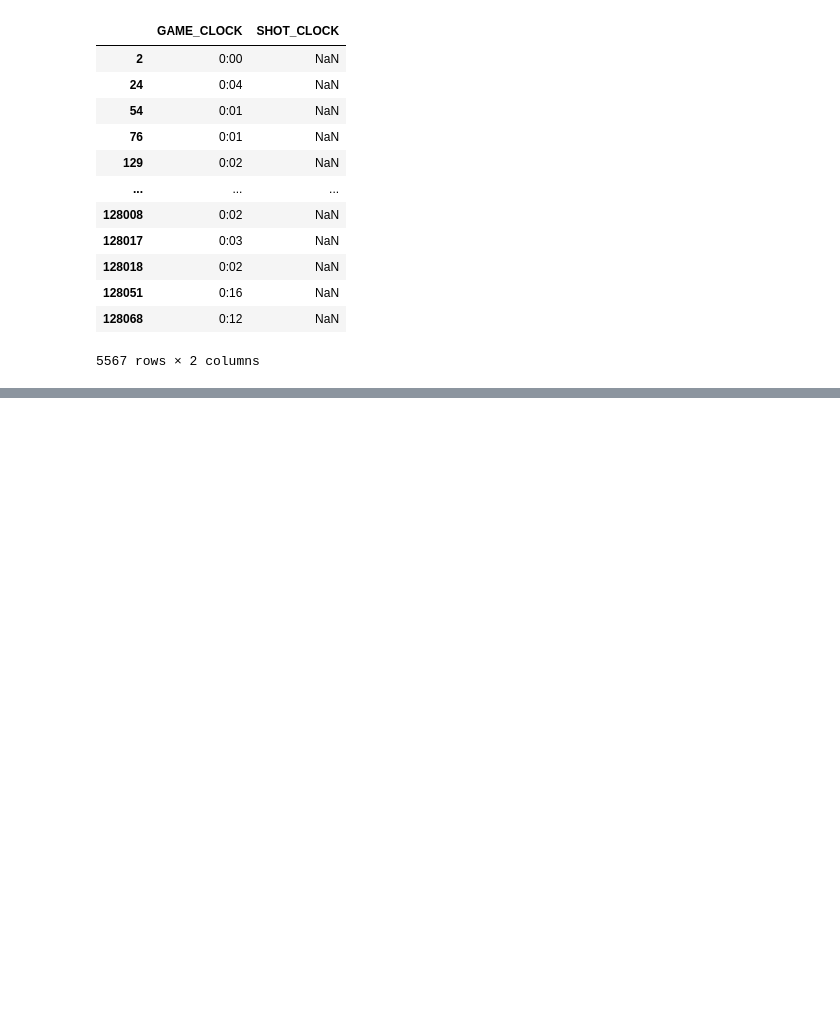
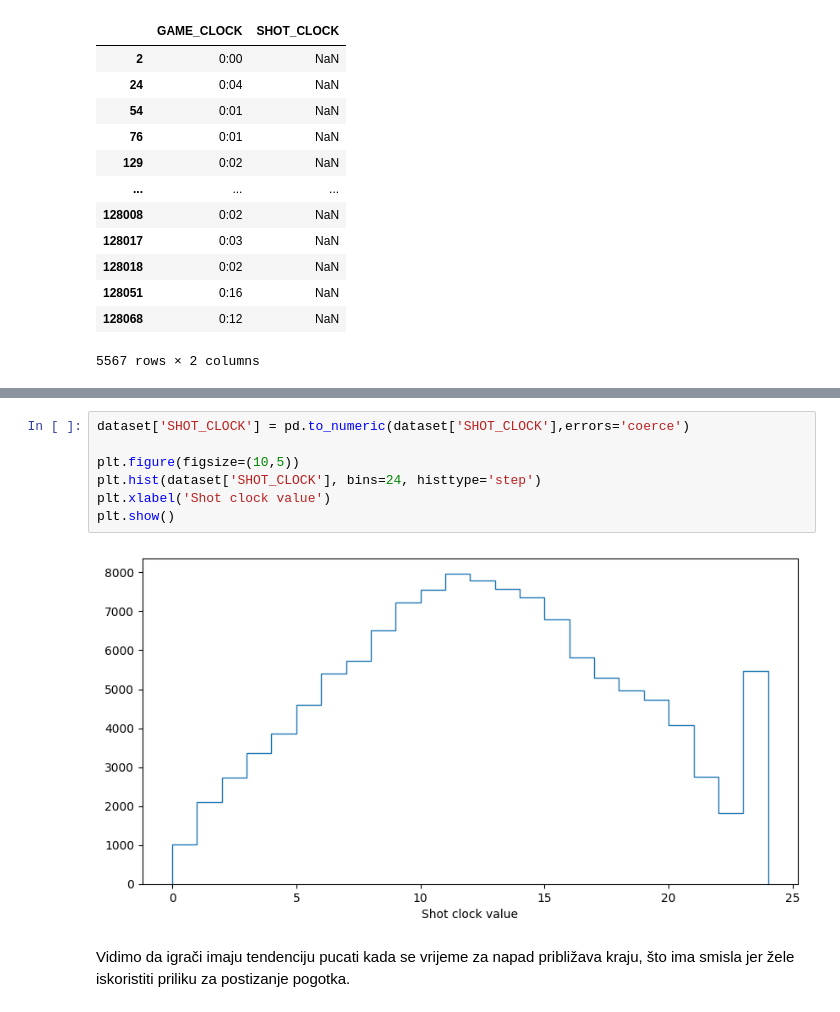
Before and after one commit to iva-maria/UZOP-projekt-2022-23, a Jupyter notebook: UZOP-projekt-0036522537.ipynb, the cells around one changed output, grey strips where cells are left out. Saved outputs shown, nothing was run; the diff lists cells and outputs as text; blank space fills up the shorter version.

```diff
--- a/UZOP-projekt-0036522537.ipynb
+++ b/UZOP-projekt-0036522537.ipynb
@@ -172,0 +287,11 @@ Vidimo da u stupcu `SHOT_CLOCK` više nema nedostajućih vrijednosti, već su on
+# %%
+dataset['SHOT_CLOCK'] = pd.to_numeric(dataset['SHOT_CLOCK'],errors='coerce')
+
+plt.figure(figsize=(10,5))
+plt.hist(dataset['SHOT_CLOCK'], bins=24, histtype='step')
+plt.xlabel('Shot clock value')
+plt.show()
+# %% [output]
+[figure, added]
+# %% [markdown]
+Vidimo da igrači imaju tendenciju pucati kada se vrijeme za napad približava kraju, što ima smisla jer žele iskoristiti priliku za postizanje pogotka.
```
Also changed, not shown: parts of 27 cells of this notebook.
